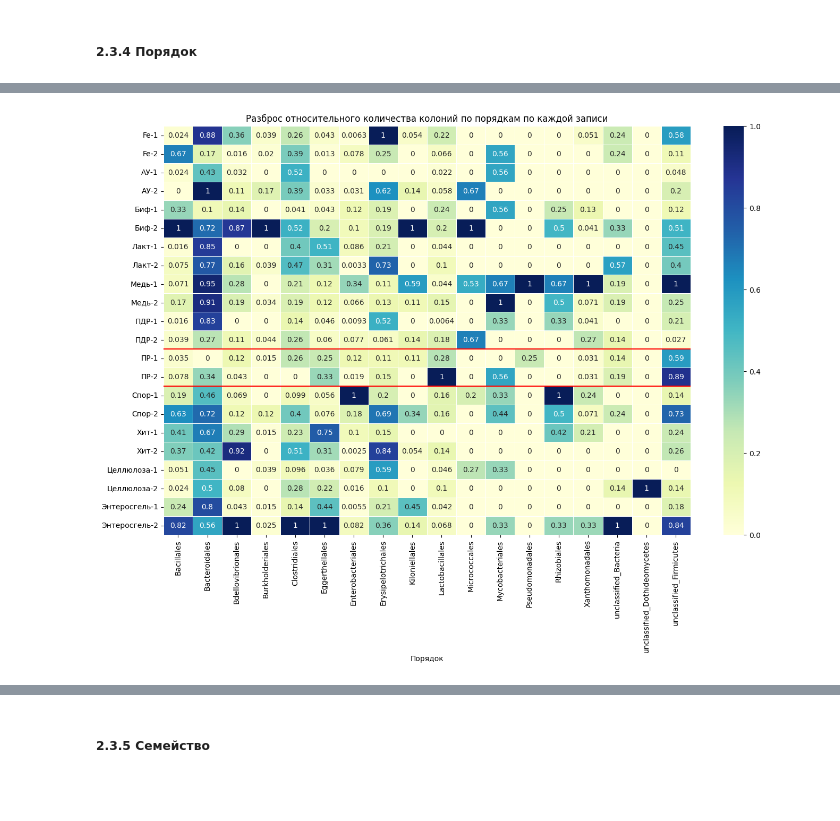
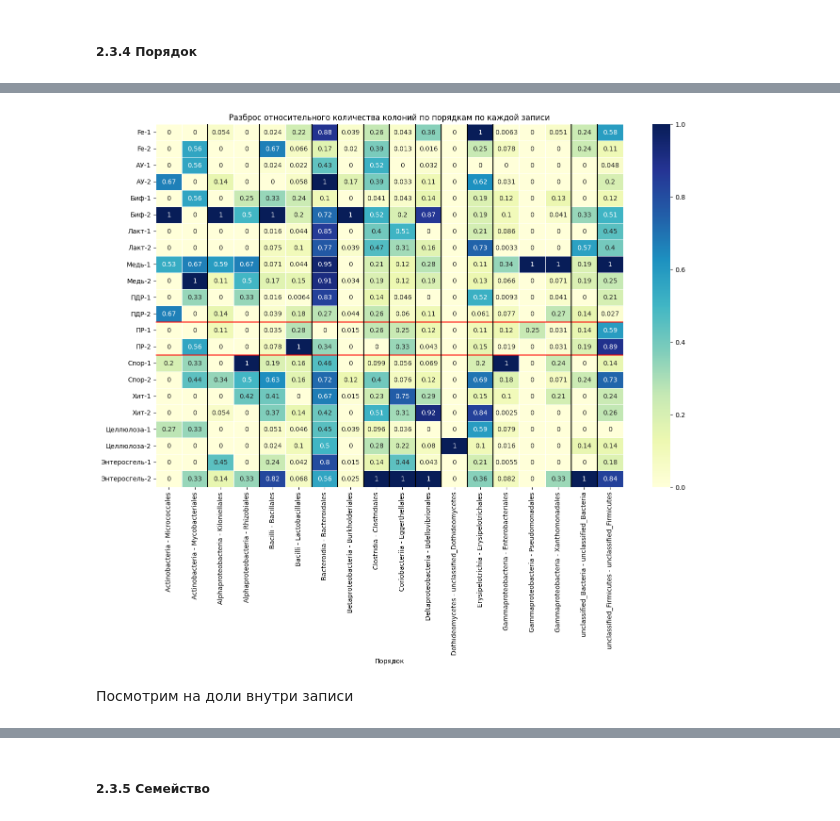
Before and after one commit to innominity/nanomaterials-2025, a Jupyter notebook: src/notebooks/data_analysis.ipynb, the cells around one changed output, grey strips where cells are left out. Saved outputs shown, nothing was run; the diff lists cells and outputs as text; code cells hidden in the pictures; blank space fills up the shorter version.

```diff
--- a/src/notebooks/data_analysis.ipynb
+++ b/src/notebooks/data_analysis.ipynb
@@ -331,0 +367,27 @@ plot_heatmap_colonies_by_class()
+# %%
+def plot_heatmap_colonies_by_class():
+    table = pd.pivot_table(df_clean_unwrap_docs, values='colonies', index=['group', 'number'], columns=['phylum', 'class'], aggfunc='sum').reset_index()
+    table_filter = table.drop(columns=['group', 'number'])
+    scaler = MinMaxScaler()
+    table_filter_scale = scaler.fit_transform(table_filter.T).T
+    y_labels = table['group'] + '-' + table['number'].astype('str')
+    x_labels = [f'{x[0]} - {x[1]}' for x in table_filter.columns]
+    fig, ax = plt.subplots(figsize=(14, 12))
+    axes = sns.heatmap(data=table_filter_scale, ax=ax, cmap='YlGnBu', annot=True, linewidths=0.5)
+    axes.set_xlabel('Класс')
+    axes.set_yticklabels(y_labels, rotation = 0, fontsize = 10)
+    axes.set_xticklabels(x_labels, rotation = 90, fontsize = 10)
+    # Ищем ПР в лейблах
+    index_target = list(table['group']).index(GROUP_CLEAN)
+    if index_target != -1:
+        axes.axhline(y=index_target, linewidth=1.5, color="red")
+        axes.axhline(y=index_target+2, linewidth=1.5, color="red")
+
+    # Пробуем нарисовать линии между группами
+    macro_groups_labels = [x[0] for x in table_filter.columns]
+    for i in range(1, len(macro_groups_labels)):
+        if macro_groups_labels[i] != macro_groups_labels[i-1]:
+            axes.axvline(x=i, linewidth=1.5, color="black")
+
+    plt.title("Разброс относительного количества колоний по классам по каждой записи")
+plot_heatmap_colonies_by_class()
@@ -354,22 +419,31 @@ pd.pivot_table(df_clean_unwrap_docs, values='colonies', index=['group', 'number'
 # %%
 def plot_heatmap_colonies_by_class():
-    table = pd.pivot_table(df_clean_unwrap_docs, values='colonies', index=['group', 'number'], columns=['order'], aggfunc='sum').reset_index()
+    table = pd.pivot_table(df_clean_unwrap_docs, values='colonies', index=['group', 'number'], columns=['class', 'order'], aggfunc='sum').reset_index()
     table_filter = table.drop(columns=['group', 'number'])
     scaler = MinMaxScaler()
     table_filter_scale = scaler.fit_transform(table_filter)
     y_labels = table['group'] + '-' + table['number'].astype('str')
-    x_labels = list(table_filter.columns)
+    x_labels = [f'{x[0]} - {x[1]}' for x in table_filter.columns]
     fig, ax = plt.subplots(figsize=(16, 10))
     axes = sns.heatmap(data=table_filter_scale, ax=ax, cmap='YlGnBu', annot=True, linewidths=0.5)
     axes.set_xlabel('Порядок')
     axes.set_yticklabels(y_labels, rotation = 0, fontsize = 10)
     axes.set_xticklabels(x_labels, rotation = 90, fontsize = 10)
     # Ищем ПР в лейблах
     index_target = list(table['group']).index(GROUP_CLEAN)
     if index_target != -1:
         axes.axhline(y=index_target, linewidth=1.5, color="red")
         axes.axhline(y=index_target+2, linewidth=1.5, color="red")
+
+    # Пробуем нарисовать линии между группами
+    macro_groups_labels = [x[0] for x in table_filter.columns]
+    for i in range(1, len(macro_groups_labels)):
+        if macro_groups_labels[i] != macro_groups_labels[i-1]:
+            axes.axvline(x=i, linewidth=1.5, color="black")
+
     plt.title("Разброс относительного количества колоний по порядкам по каждой записи")
 plot_heatmap_colonies_by_class()
 # %% [output]
-[figure, old version]
+[figure, new version]
+# %% [markdown]
+Посмотрим на доли внутри записи
```
Also changed, not shown: parts of 12 cells of this notebook.
